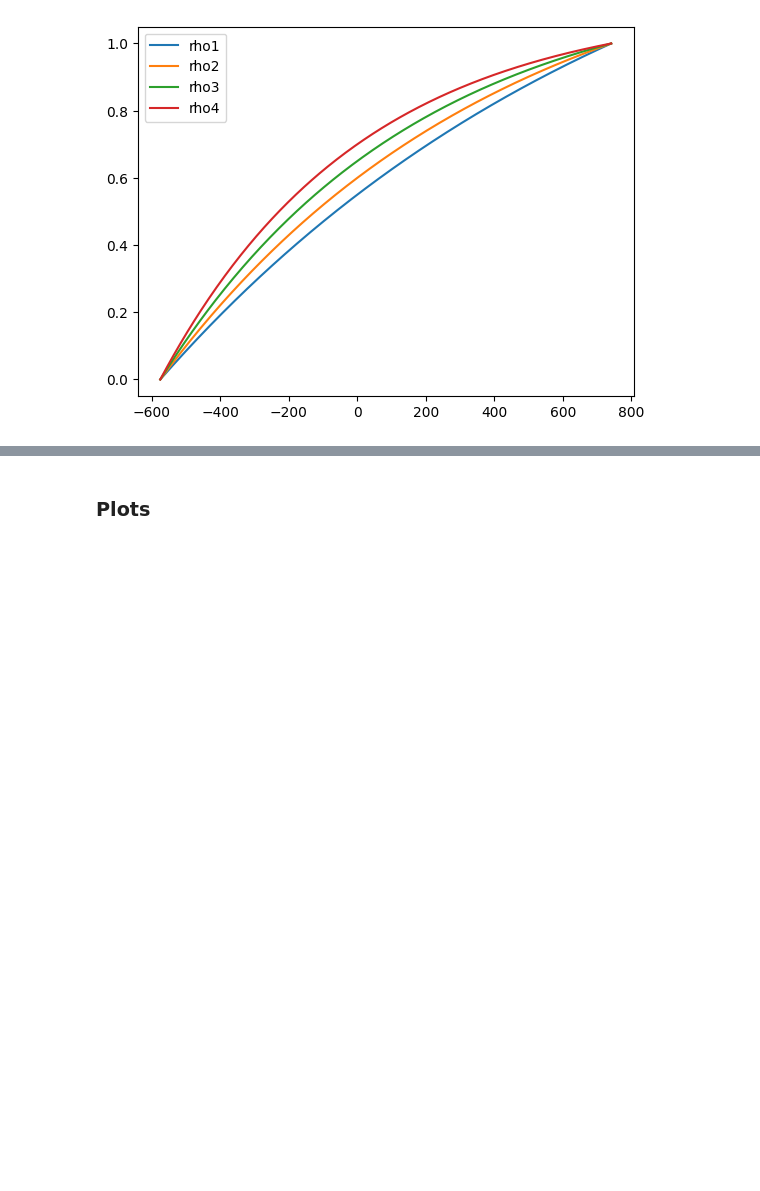
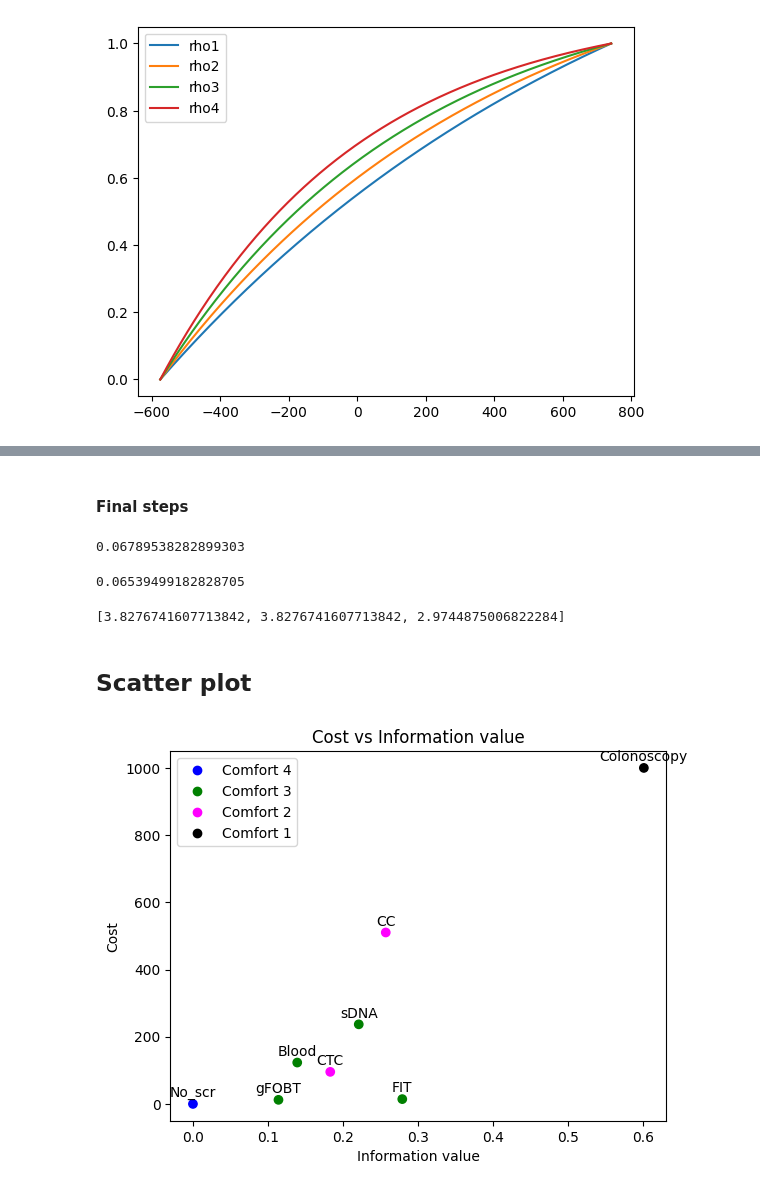
Before and after one commit to DanielCorralesAlonso/Decision_Model_Screening_CRC, a Jupyter notebook: tests.ipynb, the cells around one changed output, grey strips where cells are left out. Drawn from its saved outputs; the diff is of its cells as text; code cells hidden in the pictures; blank space fills up the shorter version.

```diff
--- a/tests.ipynb
+++ b/tests.ipynb
@@ -609,2 +686,0 @@ plt.show()
-# %% [markdown]
-### Plots
@@ -613,0 +687,44 @@ cost = [0, 12.14, 14.34, 123.13, 236.88, 95.41, 510.24, 1000]
+# %% [markdown]
+#### Final steps
+# %%
+tanh_fun(0.4, .17)
+# %% [output]
+0.06789538282899303
+# %%
+w = 0.0679
+c = 300
+# %%
+((8131.71 - c) / 8131.71) * w
+# %% [output]
+0.06539499182828705
+# %%
+params = system_of_eq(y = .0679, p = .7 , init = (1, 1, 3), min_value = .0, max_value = .1018)
+params
+# %% [output]
+[3.8276741607713842, 3.8276741607713842, 2.9744875006822284]
+# %% [markdown]
+## Scatter plot
+# %%
+import matplotlib.pyplot as plt
+
+info = [0, 0.114, 0.279, 0.139, 0.221, 0.183, 0.257, 0.601]
+cost = [0, 12.14, 14.34, 123.13, 236.88, 95.41, 510.24, 1000]
+
+legend = ["No_scr", "gFOBT", "FIT", "Blood", "sDNA", "CTC", "CC", "Colonoscopy"]
+color = ['blue', 'green', 'green', 'green', 'green', 'magenta', 'magenta', 'black']
+
+plt.scatter(info, cost, marker = 'o', color = color)
+plt.xlabel("Information value")
+plt.ylabel("Cost")
+plt.title("Cost vs Information value")
+for i, txt in enumerate(legend):
+    plt.annotate(txt, (info[i], cost[i]), textcoords="offset points", xytext=(0,5), ha='center')
+
+# Insert legend depending on the color
+unique_colors = ["blue", "green", "magenta", "black"]
+handles = [plt.Line2D([], [], marker='o', color=c, linestyle='None') for c in unique_colors]
+plt.legend(handles, ["Comfort 4", "Comfort 3", "Comfort 2", "Comfort 1"])
+
+plt.show()
+# %% [output]
+[figure, added]
```
Also changed, not shown: parts of 35 cells of this notebook, 11 other files.
